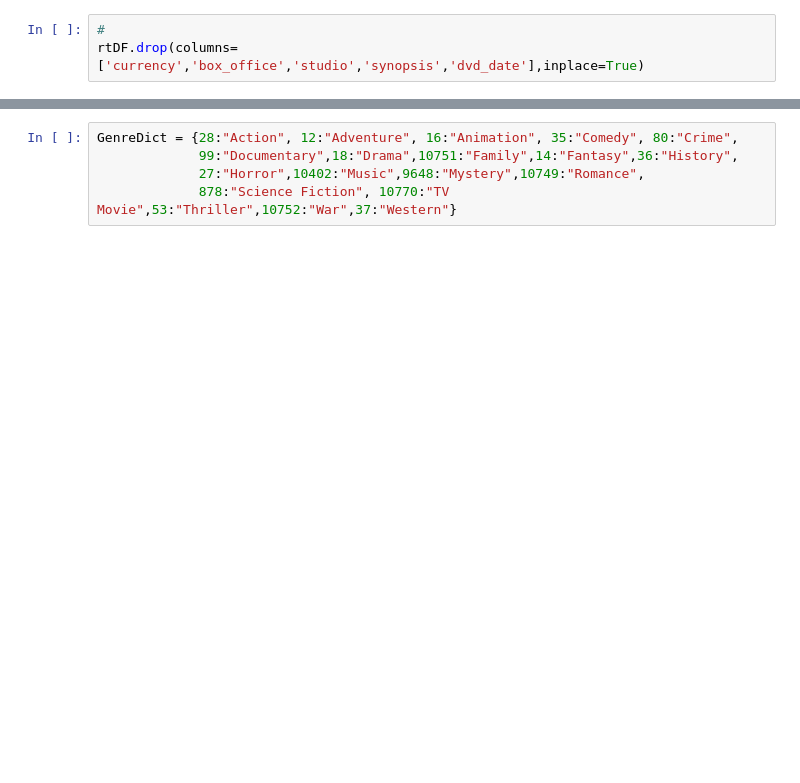
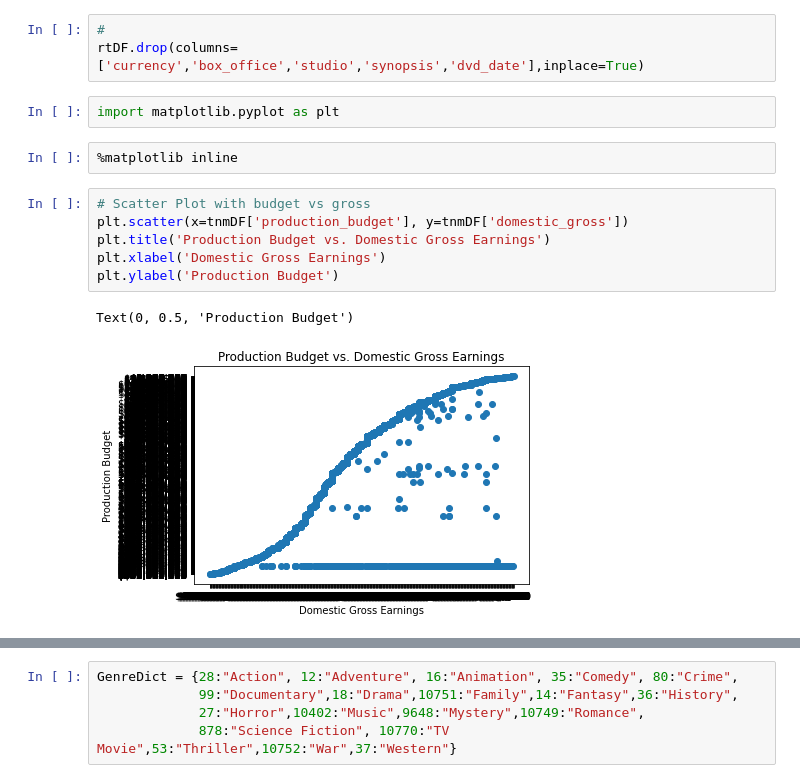
Before and after one commit to Brandon-Meyer0/git-dat-money, a Jupyter notebook: Capstone Group 1A.ipynb, the cells around one changed output, grey strips where cells are left out. Saved outputs shown, nothing was run; the diff lists cells and outputs as text; blank space fills up the shorter version.

```diff
--- a/Capstone Group 1A.ipynb
+++ b/Capstone Group 1A.ipynb
@@ -79,6 +183,19 @@ None
 # %%
 #
 rtDF.drop(columns=['currency','box_office','studio','synopsis','dvd_date'],inplace=True)
+# %%
+import matplotlib.pyplot as plt
+# %%
+%matplotlib inline
+# %%
+# Scatter Plot with budget vs gross
+plt.scatter(x=tnmDF['production_budget'], y=tnmDF['domestic_gross'])
+plt.title('Production Budget vs. Domestic Gross Earnings')
+plt.xlabel('Domestic Gross Earnings')
+plt.ylabel('Production Budget')
+# %% [output]
+Text(0, 0.5, 'Production Budget')
+[figure, added]
 # %%
 rtDF_reviews.info()
 rtDF_reviews.head(10)
```
Also changed, not shown: parts of 14 cells of this notebook.
